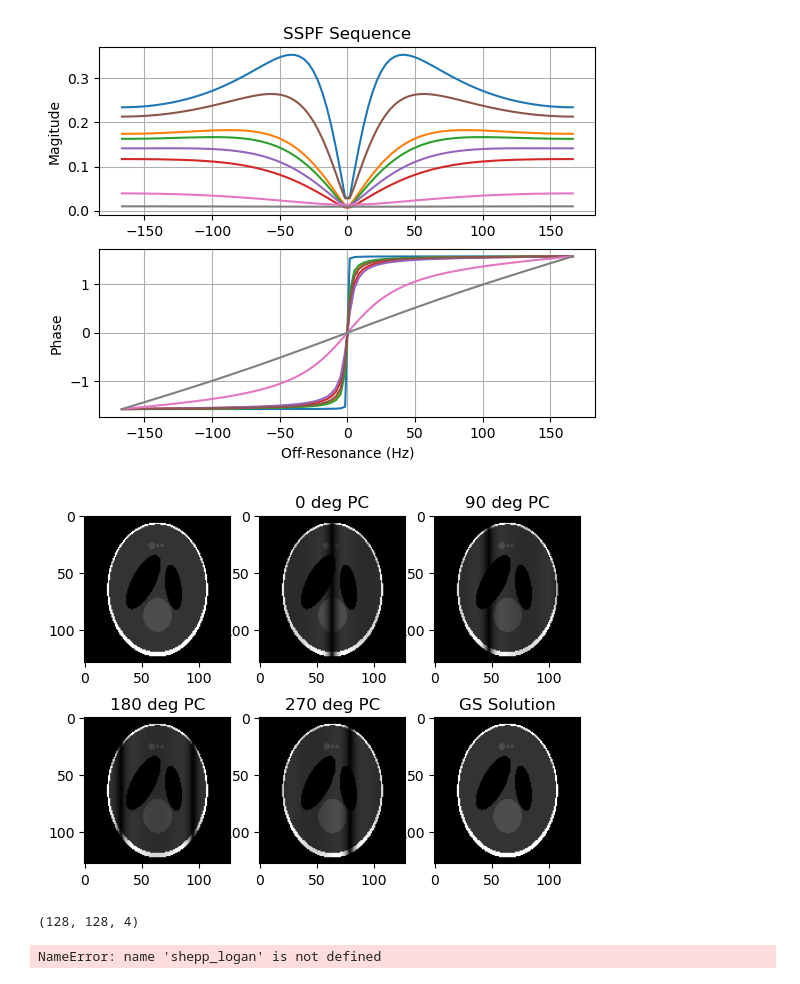
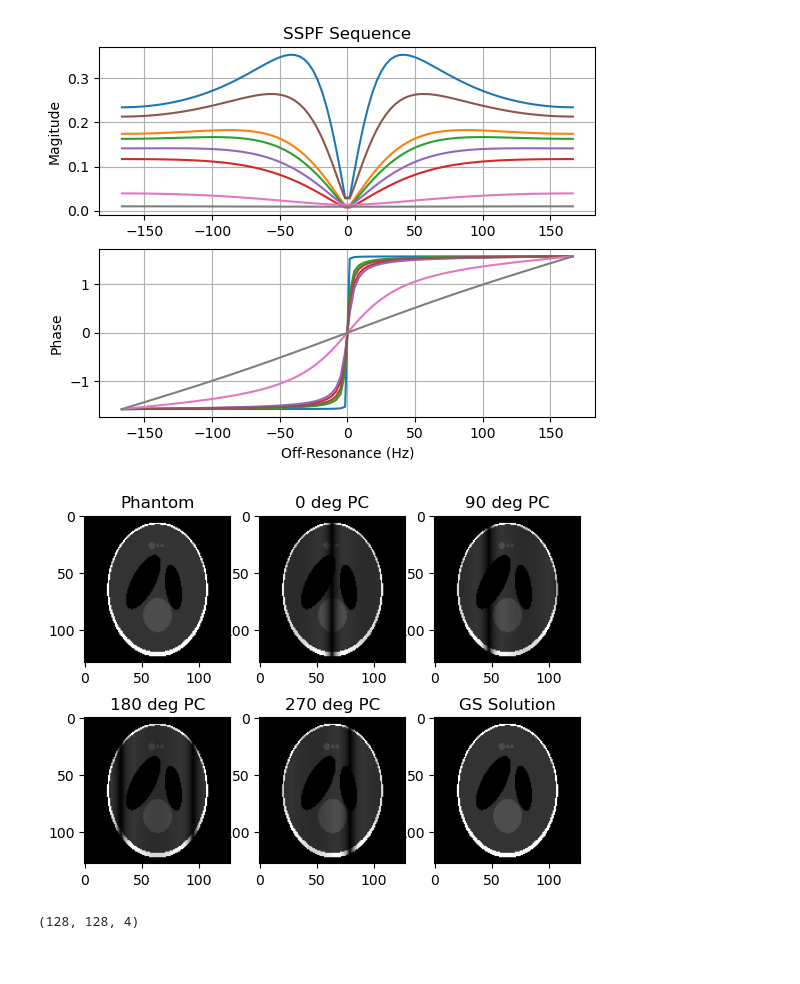
Before and after one commit to michaelmendoza/mssfp, a Jupyter notebook: notebooks/1_sspf_simulations.ipynb, the cells around one changed output. Cells and saved outputs as stored; diff of their text form; code cells hidden in the pictures.

```diff
--- a/notebooks/1_sspf_simulations.ipynb
+++ b/notebooks/1_sspf_simulations.ipynb
@@ -80,104 +80,36 @@ def ssfp_2d_example():
     pcs = np.linspace(0, 2*np.pi, 4, endpoint=False)
     df, _ = np.meshgrid(
         np.linspace(-1/TR, 1/TR, N),
         np.linspace(-1/TR, 1/TR, N))
 
     data = ssfp(T1, T2, TR, TE, alpha, field_map=df, dphi=pcs, M0=M0)
 
     # Show Phantom
     ny, nx = 3, 2
     plt.figure()
     plt.subplot(nx, ny, 1)
     plt.imshow(M0, cmap='gray')
-    plt.title('Orginal')
+    plt.title('Phantom')
 
     # Show the phase-cycled images
     for ii in range(4):
         plt.subplot(nx, ny, ii+2)
         plt.imshow(np.abs(data[..., ii]), cmap='gray')
         plt.title('%d deg PC' % (ii*90))
 
     # Show the recon
     recon = gs_recon(data, pc_axis=2)
     plt.subplot(nx, ny, 6)
     plt.imshow(np.abs(recon), cmap='gray')
     plt.title('GS Solution')
     plt.show()
 
     return data
 
 data = ssfp_2d_example()
 # %% [output]
-[figure, old version]
+[figure, new version]
 # %%
 print(data.shape)
 # %% [output]
 (128, 128, 4)
-# %%
-def ssfp_PLANET_example():
-    # Shepp-Logan
-    N, nslices, npcs = 128, 2, 8 # 2 slices just to show we can
-    M0, T1, T2 = shepp_logan(N)
-
-    # Simulate bSSFP acquisition with linear off-resonance
-    TR, alpha = 3e-3, np.deg2rad(15)
-    pcs = np.linspace(0, 2*np.pi, npcs, endpoint=False)
-    df, _ = np.meshgrid(
-        np.linspace(-1/TR, 1/TR, N),
-        np.linspace(-1/TR, 1/TR, N))
-    sig = np.empty((npcs,) + T1.shape, dtype='complex')
-    for sl in range(nslices):
-        sig[..., sl] = bssfp(T1[..., sl], T2[..., sl], TR, alpha, field_map=df, phase_cyc=pcs, M0=M0[..., sl])
-
-    # Do T1, T2 mapping for each pixel
-    mask = np.abs(M0) > 1e-8
-
-    # Make it noisy
-    sig += 1e-6*(np.random.normal(0, 1, sig.shape) + 1j*np.random.normal(0, 1, sig.shape))*mask
-
-    # Do the thing
-    Mmap, T1est, T2est = planet(sig, alpha, TR, mask=mask, pc_axis=0)
-
-    # Look at a single slice
-    sl = 0
-    T1est = T1est[..., sl]
-    T2est = T2est[..., sl]
-    T1 = T1[..., sl]
-    T2 = T2[..., sl]
-    mask = mask[..., sl]
-
-    nx, ny = 2, 3
-    plt.subplot(nx, ny, 1)
-    plt.imshow(T1*mask)
-    plt.title('T1 Truth')
-    plt.axis('off')
-
-    plt.subplot(nx, ny, 2)
-    plt.imshow(T1est)
-    plt.title('T1 est')
-    plt.axis('off')
-
-    plt.subplot(nx, ny, 3)
-    plt.imshow(T1*mask - T1est)
-    plt.title('Residual')
-    plt.axis('off')
-
-    plt.subplot(nx, ny, 4)
-    plt.imshow(T2)
-    plt.title('T2 Truth')
-    plt.axis('off')
-
-    plt.subplot(nx, ny, 5)
-    plt.imshow(T2est)
-    plt.title('T2 est')
-    plt.axis('off')
-
-    plt.subplot(nx, ny, 6)
-    plt.imshow(T2 - T2est)
-    plt.axis('off')
-
-    plt.show()
-
-ssfp_PLANET_example()
-# %% [output]
-NameError: name 'shepp_logan' is not defined
```
